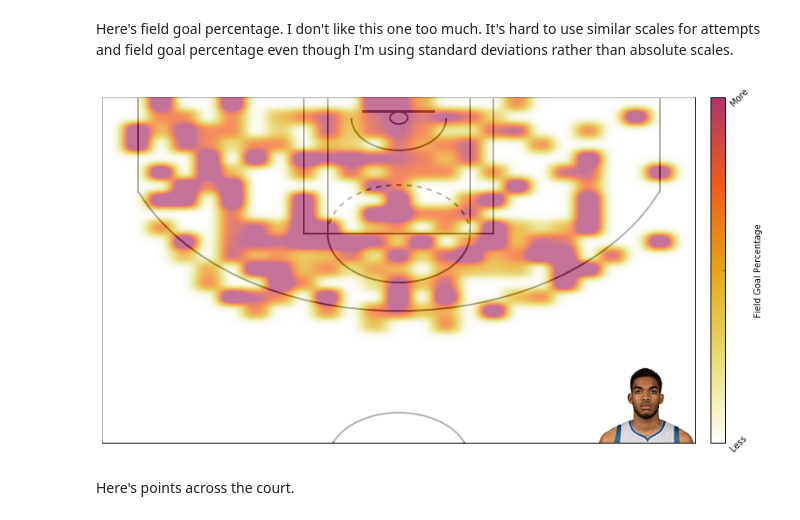
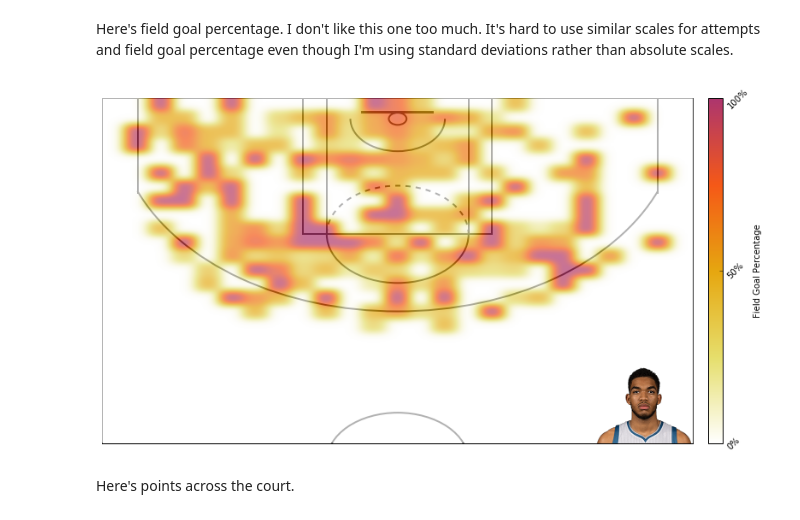
Before and after one commit to dvatterott/jupyter_notebooks, a Jupyter notebook: ShotChart_Work_update.ipynb, the cells around one changed output. Drawn from its saved outputs; the diff is of its cells as text; code cells hidden in the pictures.

```diff
--- a/ShotChart_Work_update.ipynb
+++ b/ShotChart_Work_update.ipynb
@@ -170,7 +170,7 @@ Below, I write a function for creating the nba shot charts. The function takes a
 
 The function uses a gaussian kernel with standard deviation of 5 to smooth the data (make it look pretty). Again, this is editable. By default the function plots a players raw data, but it will plot how a player compares to league average if the input includes a matrix of league average data.
 # %%
-def create_shotChart(shotDict,fig_type='attempted',smooth=5,league_shotDict=[],mymap=mymap):
+def create_shotChart(shotDict,fig_type='attempted',smooth=5,league_shotDict=[],mymap=mymap,scale='relative'):
     from scipy.ndimage.filters import gaussian_filter
 
     if fig_type == 'fg': #how to treat the data if depicting fg percentage
@@ -201,9 +201,14 @@ def create_shotChart(shotDict,fig_type='attempted',smooth=5,league_shotDict=[],m
     else:
         cmap = mymap #else use my color map
         interest_measure = np.nan_to_num(interest_measure) #replace places where divide by 0 with a 0
-        maxer = np.mean(interest_measure) + 1.5*np.std(interest_measure) #compute max for colormap
-        minner = 0
-        label = ['Less','','More'] #color map legend label
+        if scale == 'absolute' and fig_type == 'fg':
+            maxer = 1.0
+            minner = 0
+            label = ['0%','50%', '100%']
+        else:
+            maxer = np.mean(interest_measure) + 1.5*np.std(interest_measure) #compute max for colormap
+            minner = 0
+            label = ['Less','','More'] #color map legend label
 
     ppr_smooth = gaussian_filter(interest_measure,smooth) #smooth the data
 
@@ -263,9 +268,9 @@ Here's field goal percentage. I don't like this one too much. It's hard to use s
 # %%
 df = aqcuire_shootingData('1626157','2015-16')
 player_shotDict = shooting_matrices(df)
-create_shotChart(player_shotDict, fig_type='fg');#,league_shotDict=league_shotDict);
+create_shotChart(player_shotDict, fig_type='fg',scale='absolute');#,league_shotDict=league_shotDict);
 # %% [output]
-[figure, old version]
+[figure, new version]
 # %% [markdown]
 Here's points across the court.
 # %%
```
